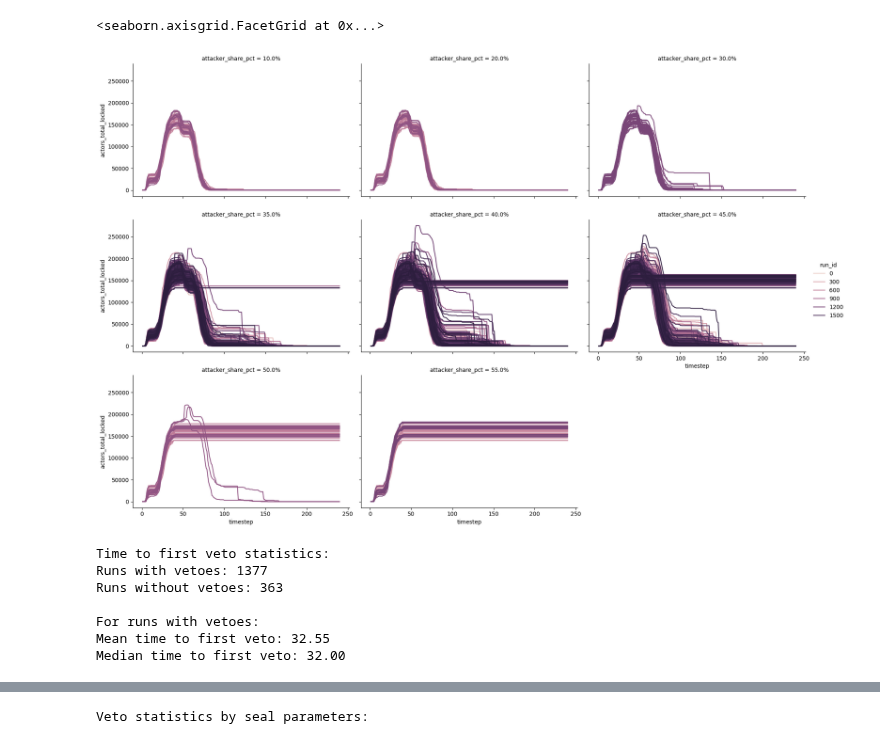
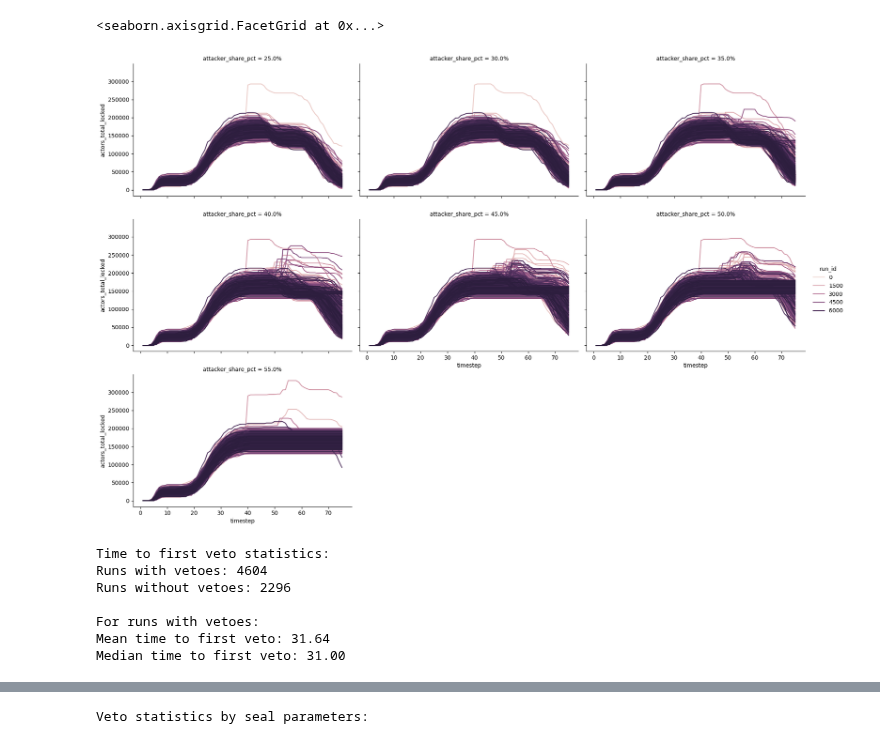
Before and after one commit to collectif-dao/dg-research, a Jupyter notebook: experiments/notebooks/clean_notebook_withdrawal_queue_attacker_funds_sweep.ipynb, the cells around one changed output, grey strips where cells are left out. Drawn from its saved outputs; the diff is of its cells as text; code cells hidden in the pictures.

Commit message:
fix: add result of 7000 monte carlo simulation runs for withdrawal queue replacement attack, added --execute flag to run command

```diff
--- a/experiments/notebooks/clean_notebook_withdrawal_queue_attacker_funds_sweep.ipynb
+++ b/experiments/notebooks/clean_notebook_withdrawal_queue_attacker_funds_sweep.ipynb
@@ -84,61 +84,64 @@ veto_stats2
 # %%
 timestep_data_df_full_with_params = timestep_data_df_full.merge(
-    start_data_df_full[['run_id', 'first_seal_rage_quit_support', 'second_seal_rage_quit_support', 'attacker_share']],
-    on='run_id'
+    start_data_df_full[["run_id", "first_seal_rage_quit_support", "second_seal_rage_quit_support", "attacker_share"]],
+    on="run_id",
 )
 # %%
 import seaborn as sns
+
 # fig, ax = plt.subplots(figsize=(10, 10))
 # Format attacker_share as percentage before plotting
-timestep_data_df_full_with_params['attacker_share_pct'] = (timestep_data_df_full_with_params['attacker_share'] * 100).round(1).astype(str) + '%'
+timestep_data_df_full_with_params["attacker_share_pct"] = (
+    timestep_data_df_full_with_params["attacker_share"] * 100
+).round(1).astype(str) + "%"
 
-col_order = sorted(timestep_data_df_full_with_params['attacker_share_pct'].unique(), key=lambda x: float(x.strip('%')))
+col_order = sorted(timestep_data_df_full_with_params["attacker_share_pct"].unique(), key=lambda x: float(x.strip("%")))
 
 # Plot using the formatted column
 sns.relplot(
     data=timestep_data_df_full_with_params,
-    x='timestep',
-    y='actors_total_locked',
-    hue='run_id',
-    col='attacker_share_pct',  # Use the formatted column
-    kind='line',
+    x="timestep",
+    y="actors_total_locked",
+    hue="run_id",
+    col="attacker_share_pct",  # Use the formatted column
+    kind="line",
     estimator=None,
     col_wrap=3,
     height=4,
     aspect=1.5,
-    col_order=col_order  # Maintain the order of columns
+    col_order=col_order,  # Maintain the order of columns
 )
 # ax.legend([])
 # ax2 = ax.twinx()
 # sns.lineplot(data=timestep_data_df_full, x='timestep', y='dg_state_value', ax=ax2, estimator=None, hue='')
 # ax2.legend([])
 # %% [output]
 <seaborn.axisgrid.FacetGrid at 0x...>
-[figure, old version]
+[figure, new version]
 # %%
 from experiments.analysis_utils.metrics import calculate_time_to_first_veto
+
 veto_times = calculate_time_to_first_veto(timestep_data_df_full)
 
 # Basic statistics
 print("Time to first veto statistics:")
 print(f"Runs with vetoes: {veto_times['time_to_first_veto'].notna().sum()}")
 print(f"Runs without vetoes: {veto_times['time_to_first_veto'].isna().sum()}")
-print(f"\nFor runs with vetoes:")
+print("\nFor runs with vetoes:")
 print(f"Mean time to first veto: {veto_times['time_to_first_veto'].mean():.2f}")
 print(f"Median time to first veto: {veto_times['time_to_first_veto'].median():.2f}")
 
 # With seal parameters
 veto_times_with_params = veto_times.merge(
-    start_data_df_full[['run_id', 'first_seal_rage_quit_support', 'second_seal_rage_quit_support']],
-    on='run_id'
+    start_data_df_full[["run_id", "first_seal_rage_quit_support", "second_seal_rage_quit_support"]], on="run_id"
 )
 # %% [output]
 Time to first veto statistics:
-Runs with vetoes: 1377
-Runs without vetoes: 363
+Runs with vetoes: 4604
+Runs without vetoes: 2296
 
 For runs with vetoes:
-Mean time to first veto: 32.55
-Median time to first veto: 32.00
+Mean time to first veto: 31.64
+Median time to first veto: 31.00
 # %%
 timestep_data_df_full_with_first_veto = timestep_data_df_full.merge(
```
Also changed, not shown: parts of 15 cells of this notebook, 6 other files.
